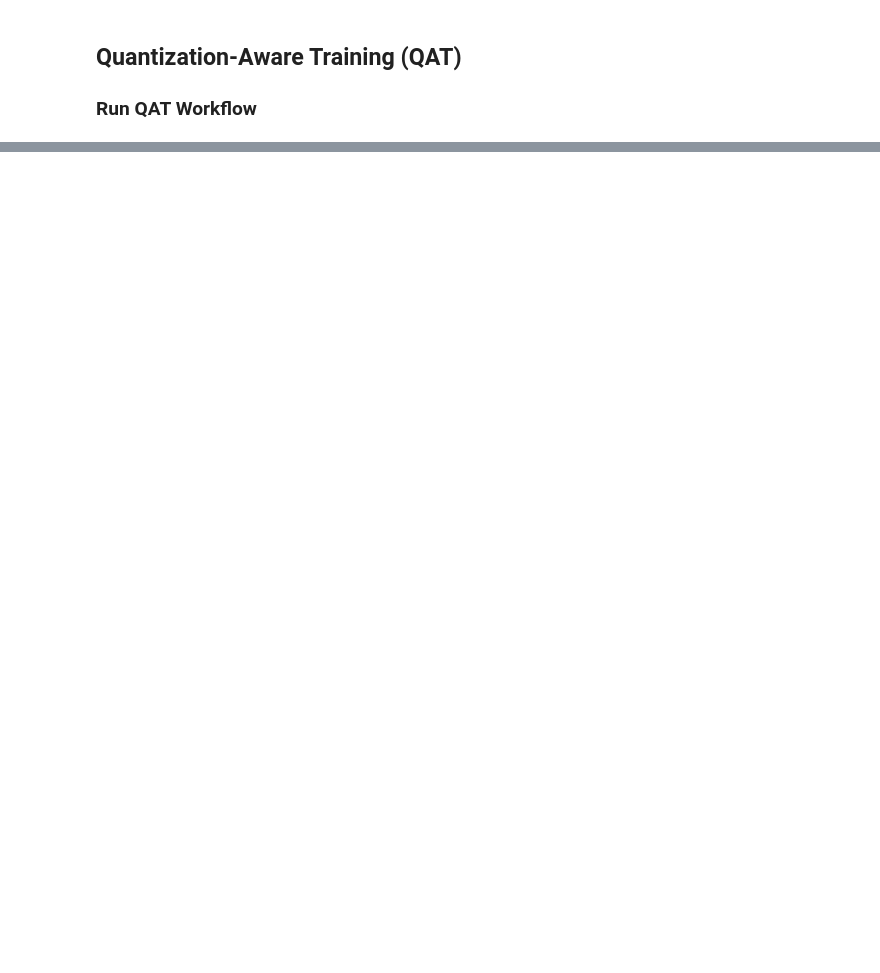
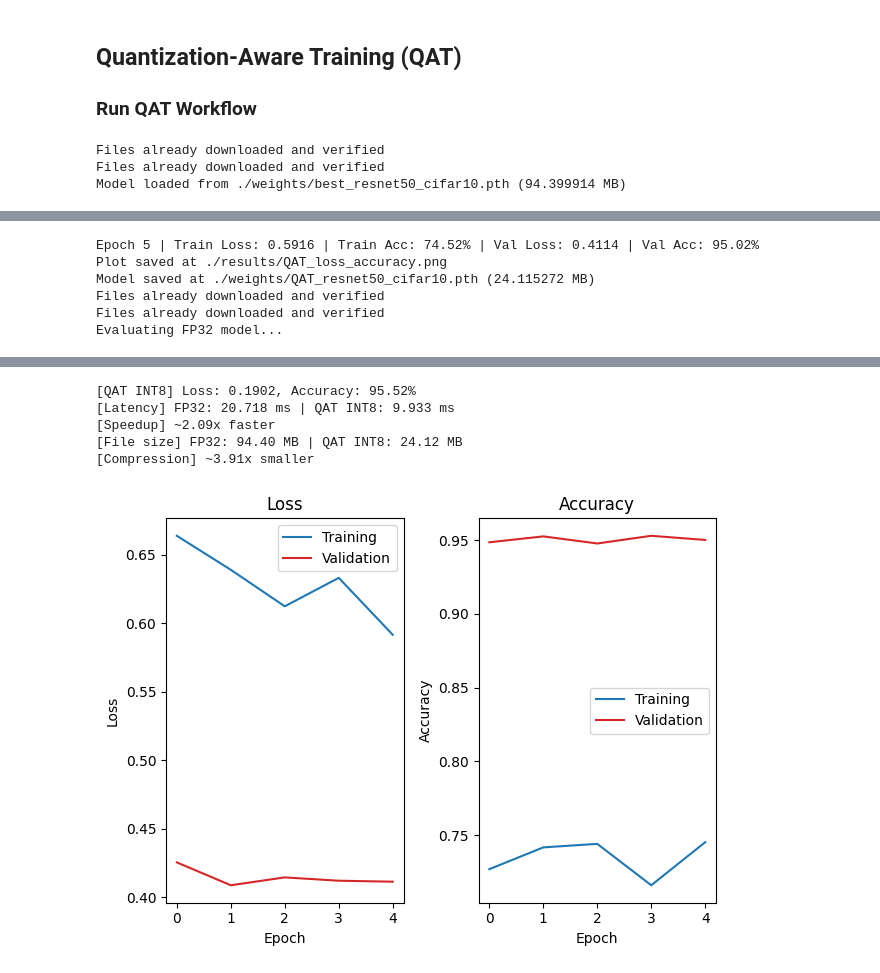
Before and after one commit to livejiaquan/2025EAI_Project, a Jupyter notebook: EAI_Lab3/StudentID_Lab3.ipynb, the cells around one changed output, grey strips where cells are left out. Saved outputs shown, nothing was run; the diff lists cells and outputs as text; code cells hidden in the pictures; blank space fills up the shorter version.

```diff
--- a/EAI_Lab3/StudentID_Lab3.ipynb
+++ b/EAI_Lab3/StudentID_Lab3.ipynb
@@ -751,6 +1120,11 @@ if __name__ == "__main__":
 
     ##### YOUR CODE HERE #####
     # Implement your criterion
+    # 定义损失函数：交叉熵损失（与训练时保持一致）
+    criterion = nn.CrossEntropyLoss()
+
+    # 加载测试数据集
+    _, _, test_loader = get_cifar10_loaders(batch_size=64)
 
     fp32_checkpoint = "./weights/best_resnet50_cifar10.pth"
     model_baseline = load_model(resnet50_cifar10(), fp32_checkpoint, verbose=True)
@@ -784,15 +1174,44 @@ def qat_quantization():
 
     ##### YOUR CODE HERE #####
     # 3. Fuse layers before QAT
+    # 融合 Conv-BN-ReLU 层，提升量化效率和准确率
+    model_fp32.eval()
+    model_fp32.to('cpu')  # 量化需要在 CPU 上进行
+    model_fp32.fuse_model()
 
     # 4. Set qconfig to enable QAT
+    # QAT 使用专门的 QAT qconfig（与 PTQ 不同）
+    # QAT qconfig 会在训练时模拟量化，让模型适应量化误差
+    backend = torch.backends.quantized.engine
+    # 可以使用默认 QAT 配置或自定义配置
+    model_fp32.qconfig = tq.get_default_qat_qconfig(backend)  # 或使用 CustomQConfig.CusQuant.value
 
     # 5. Prepare model
+    # 准备模型进行 QAT（插入 FakeQuantize 模块来模拟量化）
+    # 重要：prepare_qat 要求模型处于训练模式（training mode）
+    model_fp32.train()  # 设置为训练模式（QAT 需要）
+    model_qat = tq.prepare_qat(model_fp32)
 
     # 6. Run QAT training
     # Use train_model(is_qat=True, ...)
+    # QAT 训练：在训练过程中模拟量化，让模型学习适应量化误差
+    # 通常只需要训练几个 epochs（3-10），因为模型已经预训练好了
+    model_qat = model_qat.to(DEFAULT_DEVICE)  # 训练时可以使用 GPU
+    model_qat = train_model(
+        model_qat,
+        train_loader,
+        val_loader,
+        epochs=5,  # QAT 通常只需要少量 epochs
+        lr=0.0001,  # 使用较小的学习率（fine-tuning）
+        is_qat=True,  # 标记为 QAT 训练
+        device=DEFAULT_DEVICE
+    )
 
     # 7. Convert to INT8
+    # QAT 训练完成后，将模型转换为真正的 INT8 量化模型
+    model_qat.eval()
+    model_qat.to('cpu')  # 转换需要在 CPU 上进行
+    model_int8 = tq.convert(model_qat)
 
     # 8. Save INT8 model
     save_model(model_int8, "./weights/QAT_resnet50_cifar10.pth", existed="overwrite")
@@ -804,8 +1223,17 @@ if __name__ == "__main__":
 
     ##### YOUR CODE HERE #####
     # Implement your criterion
+    # 定义损失函数：交叉熵损失（与训练时保持一致）
+    criterion = nn.CrossEntropyLoss()
+
+    # 加载测试数据集
+    _, _, test_loader = get_cifar10_loaders(batch_size=64)
 
     fp32_checkpoint = "./weights/best_resnet50_cifar10.pth"
     model_baseline = load_model(resnet50_cifar10(), fp32_checkpoint, verbose=False)
     test_performance(model_baseline, model_int8, test_loader, criterion, is_ptq=False,
                     fp32_file=fp32_checkpoint, int8_file="./weights/QAT_resnet50_cifar10.pth")
+# %% [output]
+Files already downloaded and verified
+Files already downloaded and verified
+Model loaded from ./weights/best_resnet50_cifar10.pth (94.399914 MB)
@@ -811,0 +1247,6 @@ if __name__ == "__main__":
+Epoch 5 | Train Loss: 0.5916 | Train Acc: 74.52% | Val Loss: 0.4114 | Val Acc: 95.02%
+Plot saved at ./results/QAT_loss_accuracy.png
+Model saved at ./weights/QAT_resnet50_cifar10.pth (24.115272 MB)
+Files already downloaded and verified
+Files already downloaded and verified
+Evaluating FP32 model...
@@ -811,0 +1255,6 @@ if __name__ == "__main__":
+[QAT INT8] Loss: 0.1902, Accuracy: 95.52%
+[Latency] FP32: 20.718 ms | QAT INT8: 9.933 ms
+[Speedup] ~2.09x faster
+[File size] FP32: 94.40 MB | QAT INT8: 24.12 MB
+[Compression] ~3.91x smaller
+[figure, added]
```
Also changed, not shown: parts of 14 cells of this notebook, 9 other files.
